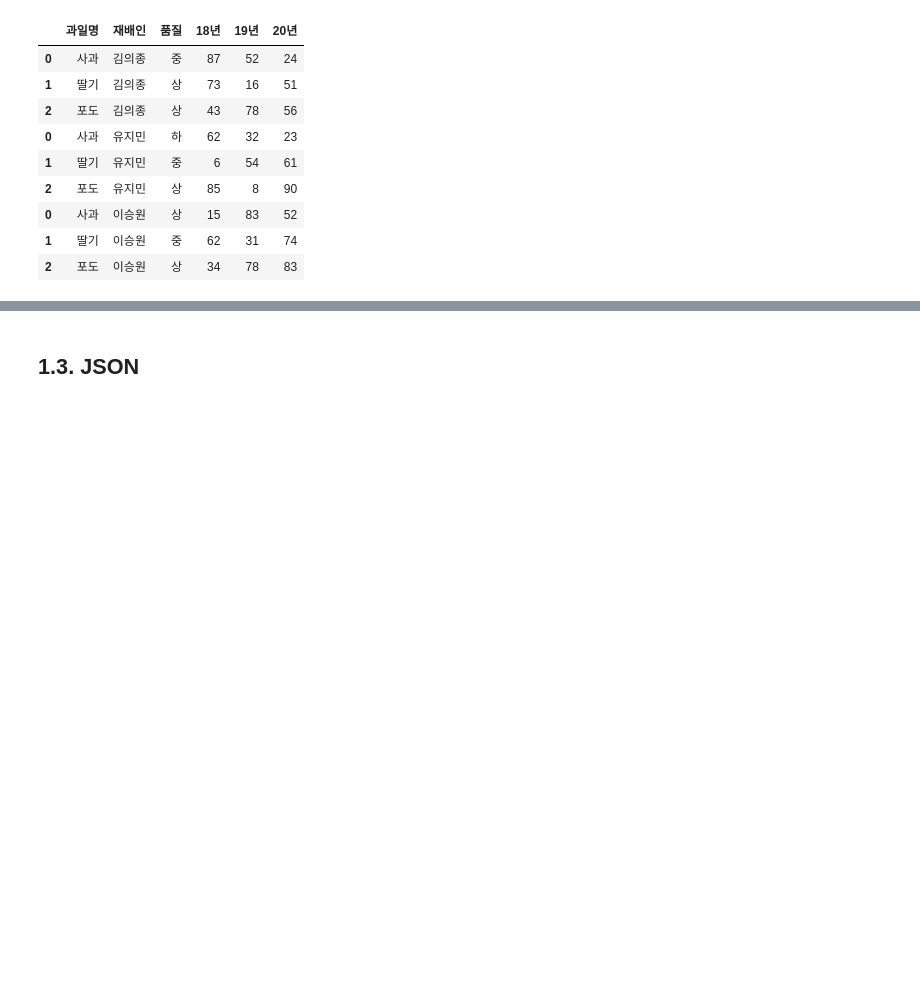
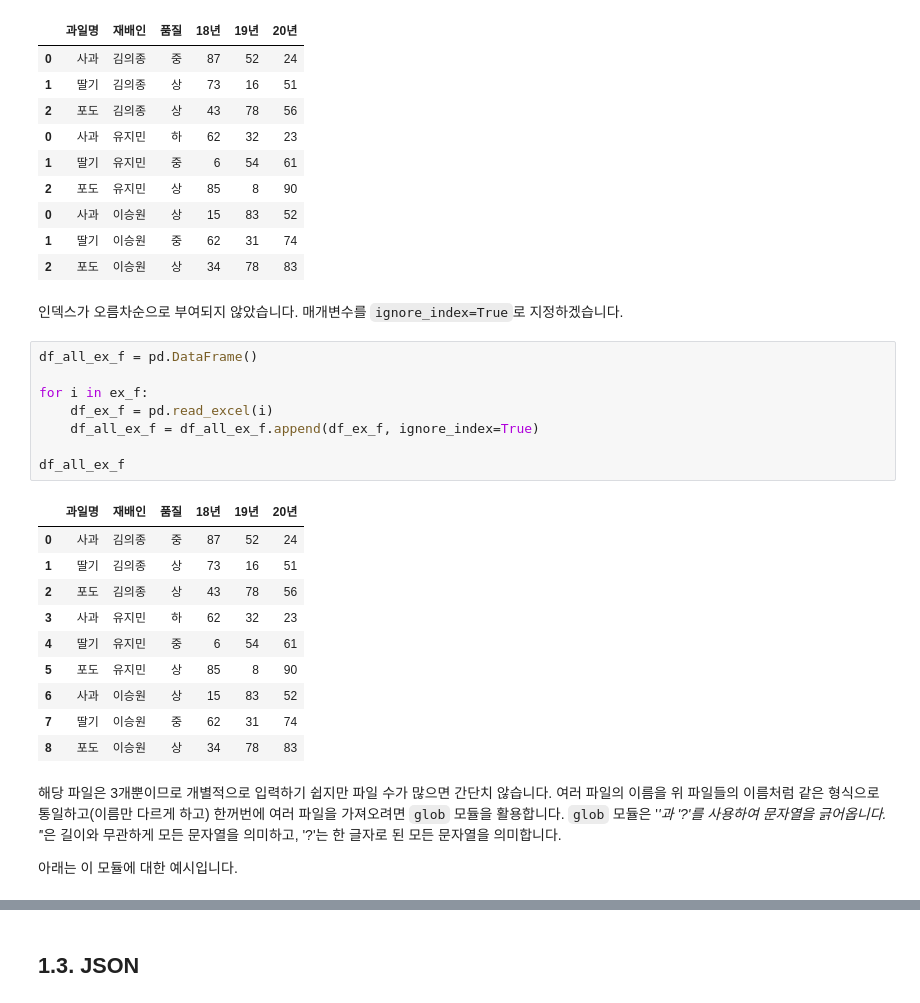
Before and after one commit to LeeSeungwon89/Pandas_Theory, a Jupyter notebook: 3. 데이터 입출력.ipynb, the cells around one changed output, grey strips where cells are left out. Cells and saved outputs as stored; diff of their text form; blank space fills up the shorter version.

```diff
--- a/3. 데이터 입출력.ipynb
+++ b/3. 데이터 입출력.ipynb
@@ -246,3 +246,28 @@ df_all_ex_f
 | 0 | 사과 | 이승원 | 상 | 15 | 83 | 52 |
 | 1 | 딸기 | 이승원 | 중 | 62 | 31 | 74 |
 | 2 | 포도 | 이승원 | 상 | 34 | 78 | 83 |
+# %% [markdown]
+인덱스가 오름차순으로 부여되지 않았습니다. 매개변수를 `ignore_index=True`로 지정하겠습니다.
+# %%
+df_all_ex_f = pd.DataFrame()
+
+for i in ex_f:
+    df_ex_f = pd.read_excel(i)
+    df_all_ex_f = df_all_ex_f.append(df_ex_f, ignore_index=True)
+
+df_all_ex_f
+# %% [output]
+|  | 과일명 | 재배인 | 품질 | 18년 | 19년 | 20년 |
+| 0 | 사과 | 김의종 | 중 | 87 | 52 | 24 |
+| 1 | 딸기 | 김의종 | 상 | 73 | 16 | 51 |
+| 2 | 포도 | 김의종 | 상 | 43 | 78 | 56 |
+| 3 | 사과 | 유지민 | 하 | 62 | 32 | 23 |
+| 4 | 딸기 | 유지민 | 중 | 6 | 54 | 61 |
+| 5 | 포도 | 유지민 | 상 | 85 | 8 | 90 |
+| 6 | 사과 | 이승원 | 상 | 15 | 83 | 52 |
+| 7 | 딸기 | 이승원 | 중 | 62 | 31 | 74 |
+| 8 | 포도 | 이승원 | 상 | 34 | 78 | 83 |
+# %% [markdown]
+해당 파일은 3개뿐이므로 개별적으로 입력하기 쉽지만 파일 수가 많으면 간단치 않습니다. 여러 파일의 이름을 위 파일들의 이름처럼 같은 형식으로 통일하고(이름만 다르게 하고) 한꺼번에 여러 파일을 가져오려면 `glob` 모듈을 활용합니다. `glob` 모듈은 '*'과 '?'를 사용하여 문자열을 긁어옵니다. '*'은 길이와 무관하게 모든 문자열을 의미하고, '?'는 한 글자로 된 모든 문자열을 의미합니다.
+
+아래는 이 모듈에 대한 예시입니다.
```
Also changed, not shown: parts of 7 cells of this notebook.
